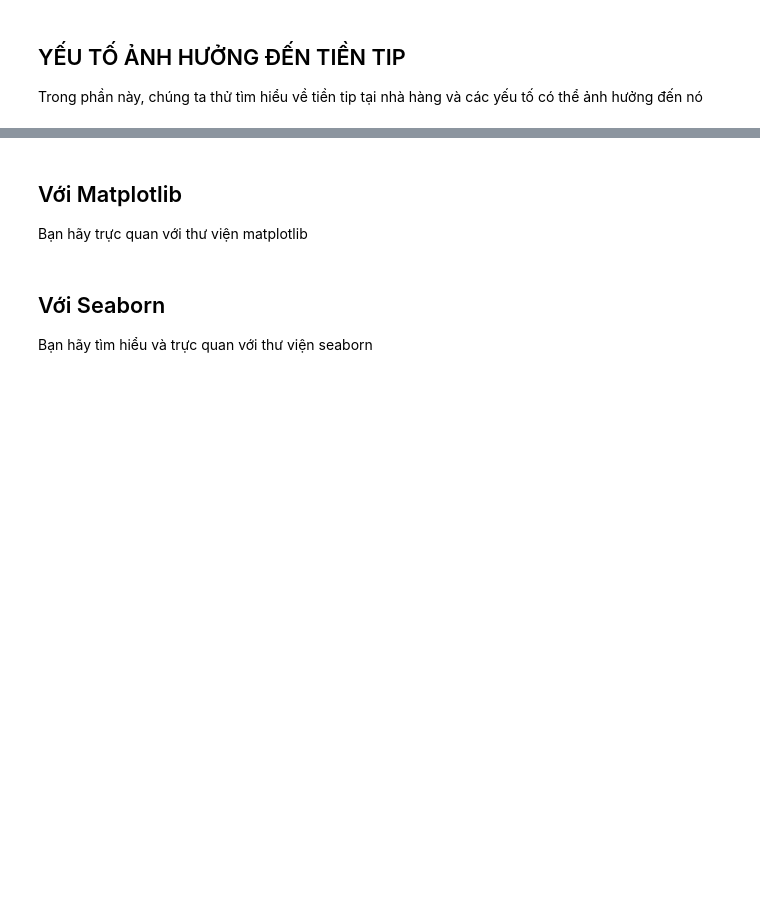
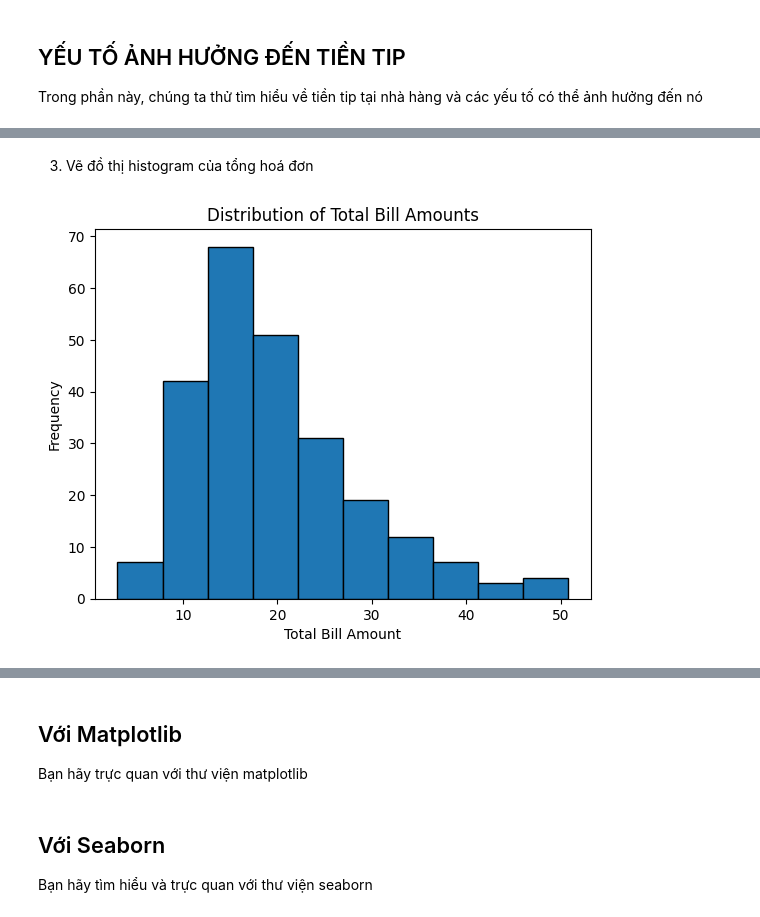
Before and after one commit to iamKhang/semester-6, a Jupyter notebook: ThongKeMayTinh/BaiTap/03_21083791_LeHoangKhang_tips.ipynb, the cells around one changed output, grey strips where cells are left out. Drawn from its saved outputs; the diff is of its cells as text; code cells hidden in the pictures; blank space fills up the shorter version.

```diff
--- a/ThongKeMayTinh/BaiTap/03_21083791_LeHoangKhang_tips.ipynb
+++ b/ThongKeMayTinh/BaiTap/03_21083791_LeHoangKhang_tips.ipynb
@@ -157,0 +263,15 @@ Trong phần này, chúng ta thử tìm hiểu về tiền tip tại nhà hàng
+# %% [markdown]
+3. Vẽ đồ thị histogram của tổng hoá đơn
+# %%
+# Create a histogram
+plt.hist(df['total_bill'], bins=10, edgecolor='black')
+
+# Set the title and labels
+plt.title('Distribution of Total Bill Amounts')
+plt.xlabel('Total Bill Amount')
+plt.ylabel('Frequency')
+
+# Show the plot
+plt.show()
+# %% [output]
+[figure, added]
```
Also changed, not shown: parts of 21 cells of this notebook.
